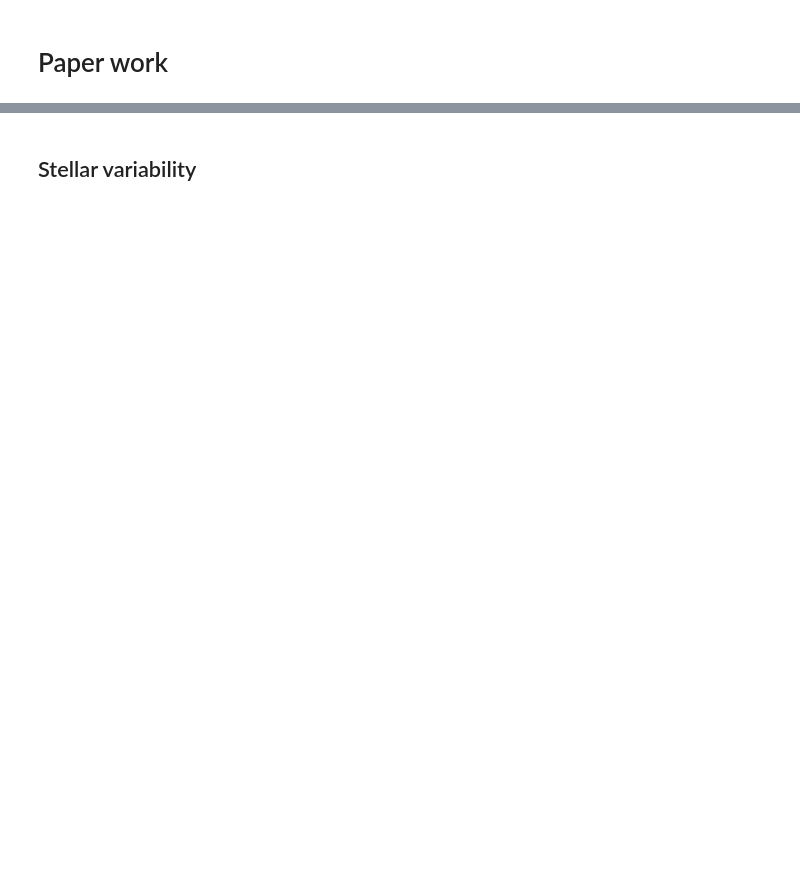
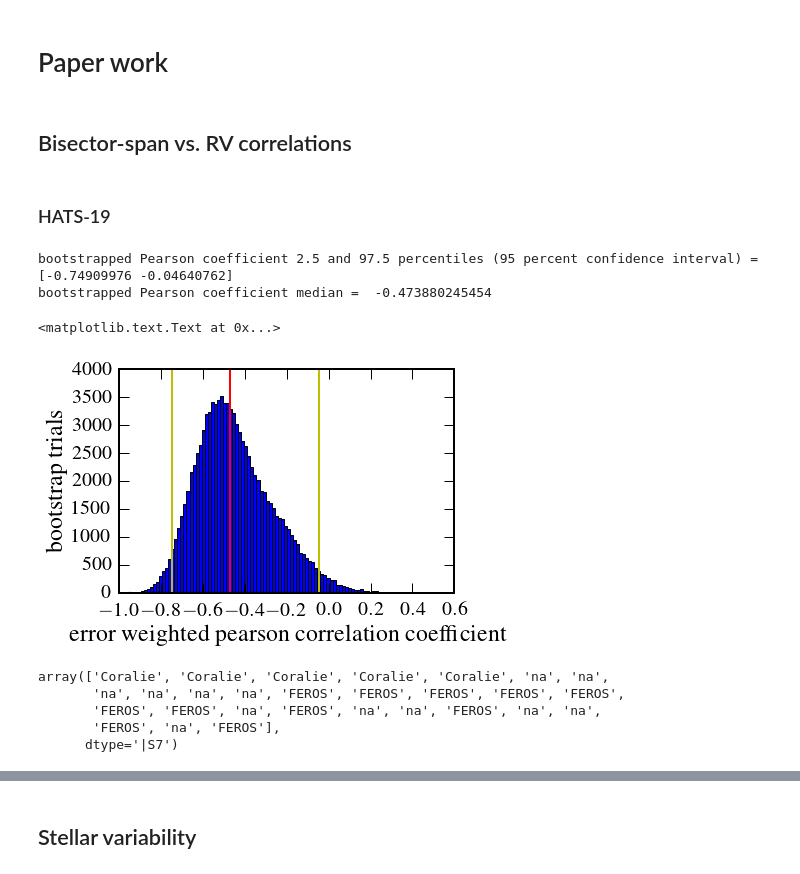
Before and after one commit to waqasbhatti/hats19to21, a Jupyter notebook: hats19to21.ipynb, the cells around one changed output, grey strips where cells are left out. Drawn from its saved outputs; the diff is of its cells as text; code cells hidden in the pictures; blank space fills up the shorter version.

Commit message:
added discussion of lucky imaging and BS-RV correlations

```diff
--- a/hats19to21.ipynb
+++ b/hats19to21.ipynb
@@ -297,3 +301,65 @@ def planet_tidal_heating_rate(starmass, planetradius, planetsemimajoraxis, plane
                   (planeteccentricity*planeteccentricity) ) / (3.0*Q/2*k) )
 # %% [markdown]
 # Paper work
+# %% [markdown]
+## Bisector-span vs. RV correlations
+# %% [markdown]
+### HATS-19
+# %%
+# load the data file
+table = !cat HATS-19b-RVs.txt
+
+# get the columns
+table = [x for x in table if '*' not in x]
+table = [x.split() for x in table]
+rv = np.array([(float(x[1]) if 'NULL' not in x else np.nan) for x in table])
+rverr = np.array([(float(x[2]) if 'NULL' not in x else np.nan) for x in table])
+bs = np.array([(float(x[3]) if 'NULL' not in x else np.nan) for x in table])
+bserr = np.array([(float(x[4]) if 'NULL' not in x else np.nan) for x in table])
+phase = np.array([(float(x[5]) if 'NULL' not in x else np.nan) for x in table])
+instrument = np.array([(x[6] if 'NULL' not in x else 'na') for x in table])
+
+# get the RVs and BS values
+finind = np.isfinite(rv) & np.isfinite(bs)
+finrv, finrverr = rv[finind], rverr[finind]
+finbs, finbserr = bs[finind], bserr[finind]
+# %%
+# run the correlation coefficent bootstrap
+pearsons = []
+
+for i in range(100000):
+    newrv, newbs, newrverr, newbserr = bootstrap_arrays(finrv, finbs, finrverr, finbserr)
+    pearsons.append(weighted_pearson(newrv,newbs,newrverr,newbserr))
+
+# get the Bayesian estimates for the mean and std of the resulting pearson distribution
+#mean, var, std = stats.bayes_mvs(np.array(pearsons),alpha=0.95)
+#print('bootstrapped pearson coefficient mean = %s' % repr(mean))
+#print('bootstrapped pearson coefficient std = %s' % repr(std))
+
+# sort the pearsons, get the 2.5 and 97.5 percentiles, and check if 0 is within this range.
+# if it is, then the correlation is not statistically significant at 95% confidence level
+# if it isn't, then there does exist a statistically significant correlation
+percentiles = np.percentile(pearsons,[2.5,97.5])
+print 'bootstrapped Pearson coefficient 2.5 and 97.5 percentiles (95 percent confidence interval) = ', percentiles
+print 'bootstrapped Pearson coefficient median = ', np.median(pearsons)
+#print(pearsons[(pearsons > percentiles[0]) & (pearsons < percentiles[1])])
+plt.hist(pearsons,bins=100)
+plt.axvline(np.median(pearsons),linestyle='-',linewidth='2',color='r')
+plt.axvline(percentiles[0],linestyle='-',linewidth='2',color='y')
+plt.axvline(percentiles[1],linestyle='-',linewidth='2',color='y')
+plt.xlabel('error weighted pearson correlation coefficient')
+plt.ylabel('bootstrap trials')
+# %% [output]
+bootstrapped Pearson coefficient 2.5 and 97.5 percentiles (95 percent confidence interval) =  [-0.74909976 -0.04640762]
+bootstrapped Pearson coefficient median =  -0.473880245454
+<matplotlib.text.Text at 0x...>
+[figure, added]
+# %%
+# make sure to plot only the instruments that have finite BS and RV values
+instrument
+# %% [output]
+array(['Coralie', 'Coralie', 'Coralie', 'Coralie', 'Coralie', 'na', 'na',
+       'na', 'na', 'na', 'na', 'FEROS', 'FEROS', 'FEROS', 'FEROS', 'FEROS',
+       'FEROS', 'FEROS', 'na', 'FEROS', 'na', 'na', 'FEROS', 'na', 'na',
+       'FEROS', 'na', 'FEROS'],
+      dtype='|S7')
```
Also changed, not shown: parts of 41 cells of this notebook.
